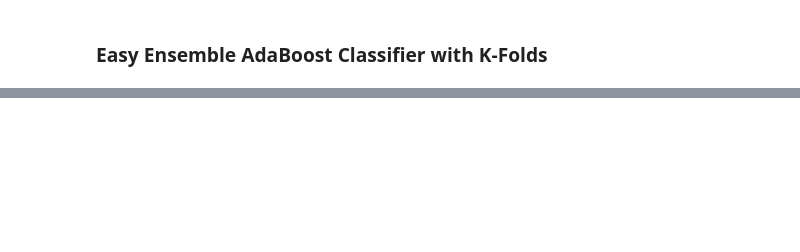
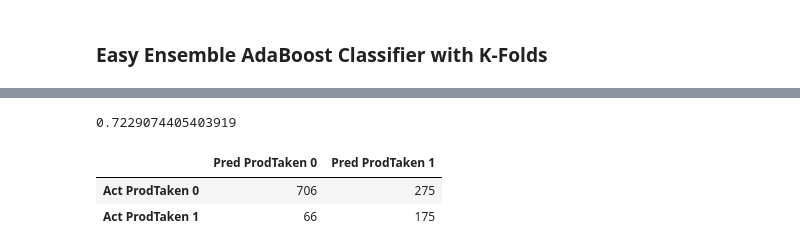
Before and after one commit to Cthompsonlbi/Team_Red, a Jupyter notebook: Notebooks/Insight_ensemble_KFold.ipynb, the cells around one changed output, grey strips where cells are left out. Saved outputs shown, nothing was run; the diff lists cells and outputs as text; code cells hidden in the pictures; blank space fills up the shorter version.

```diff
--- a/Notebooks/Insight_ensemble_KFold.ipynb
+++ b/Notebooks/Insight_ensemble_KFold.ipynb
@@ -557,11 +616,29 @@ print(f'Bal Acc Score: {balanced_accuracy_score(y_val, y_pred_k):.3f}')
+# %%
+# Define model
+eec = EasyEnsembleClassifier(random_state=1, n_estimators = 125)
+
+# Fit the model
+eec.fit(X_train, y_train)
+
+# Predict
+y_pred = eec.predict(X_test)
+
+# Get accuracy score
+balanced_accuracy_score(y_test, y_pred)
+# %% [output]
+0.7229074405403919
 # %%
 # Display the confusion matrix
-cm = confusion_matrix(y_val, y_pred_k)
+cm = confusion_matrix(y_test, y_pred)
 
 # Create a DataFrame from the confusion matrix.
 cm_df = pd.DataFrame(
     cm, index=["Act ProdTaken 0", "Act ProdTaken 1"], columns=["Pred ProdTaken 0", "Pred ProdTaken 1"])
 cm_df
+# %% [output]
+|  | Pred ProdTaken 0 | Pred ProdTaken 1 |
+| Act ProdTaken 0 | 706 | 275 |
+| Act ProdTaken 1 | 66 | 175 |
 # %%
 #Display confusion matrix using ConfusinMatrixDisplay
 display = ConfusionMatrixDisplay(confusion_matrix=cm,display_labels=eec.classes_)
```
Also changed, not shown: parts of 19 cells of this notebook.
